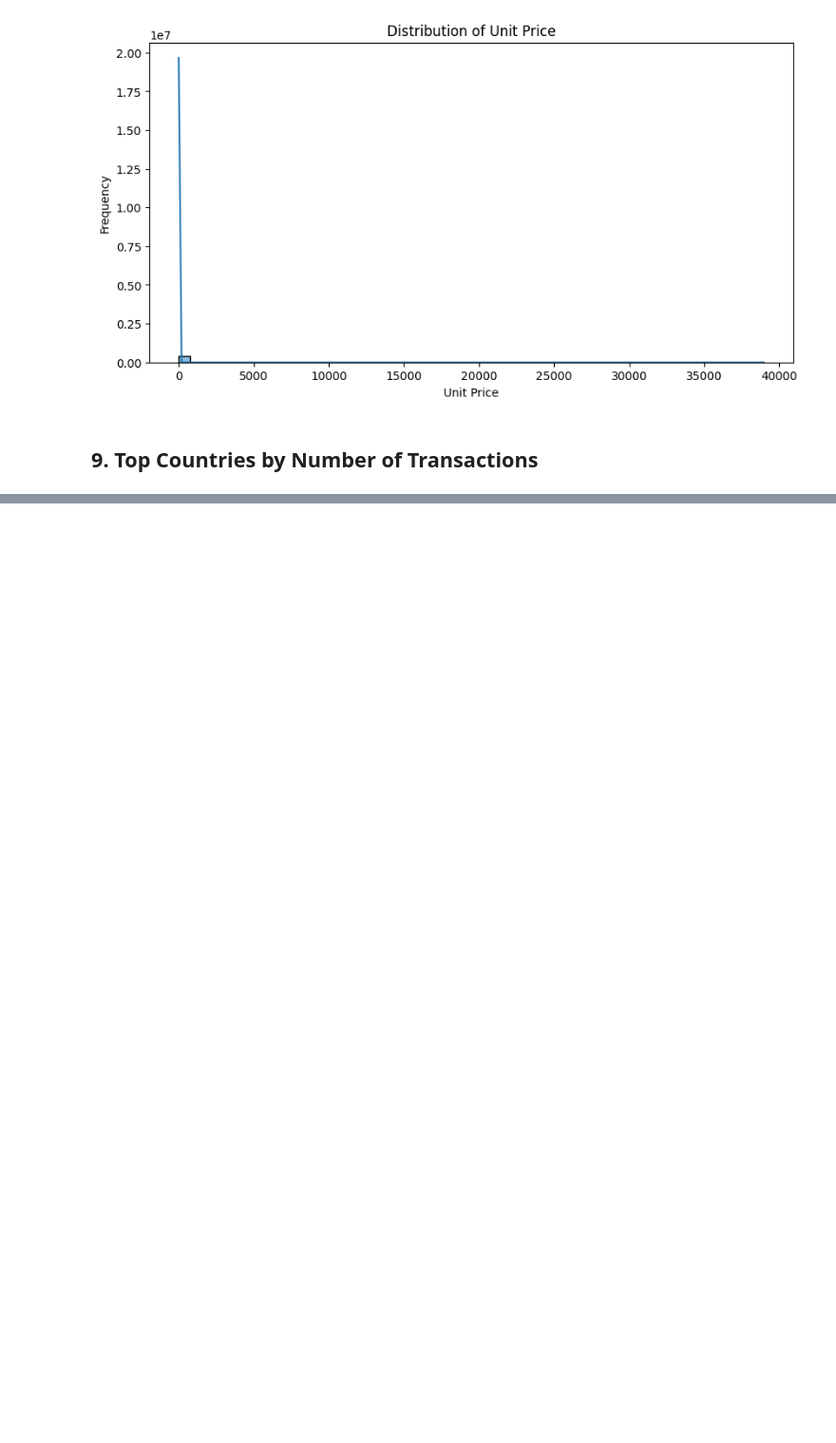
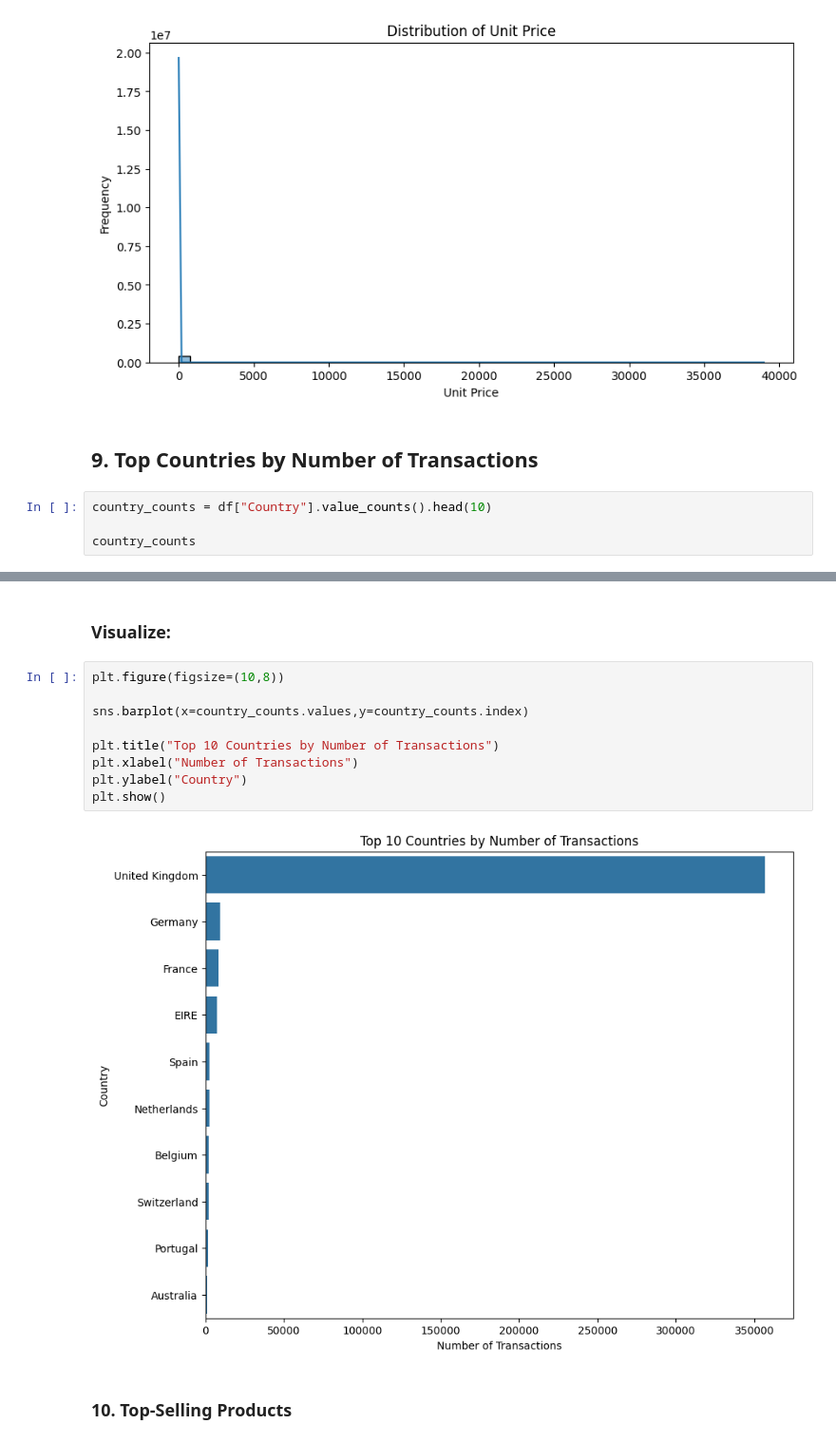
Before and after one commit to siddharth-kushwaha03/CODESOFT, a Jupyter notebook: CodeSoft_Task2/CodeSoft_task2.ipynb, the cells around one changed output, grey strips where cells are left out. Shown at 95% size. Drawn from its saved outputs; the diff is of its cells as text; blank space fills up the shorter version.

```diff
--- a/CodeSoft_Task2/CodeSoft_task2.ipynb
+++ b/CodeSoft_Task2/CodeSoft_task2.ipynb
@@ -150,3 +150,7 @@ plt.show()
 [figure]
 # %% [markdown]
 ## 9. Top Countries by Number of Transactions
+# %%
+country_counts = df["Country"].value_counts().head(10)
+
+country_counts
@@ -152,0 +170,15 @@ plt.show()
+# %% [markdown]
+### Visualize:
+# %%
+plt.figure(figsize=(10,8))
+
+sns.barplot(x=country_counts.values,y=country_counts.index)
+
+plt.title("Top 10 Countries by Number of Transactions")
+plt.xlabel("Number of Transactions")
+plt.ylabel("Country")
+plt.show()
+# %% [output]
+[figure, added]
+# %% [markdown]
+### 10. Top-Selling Products
```
Also changed, not shown: parts of 53 cells of this notebook.
